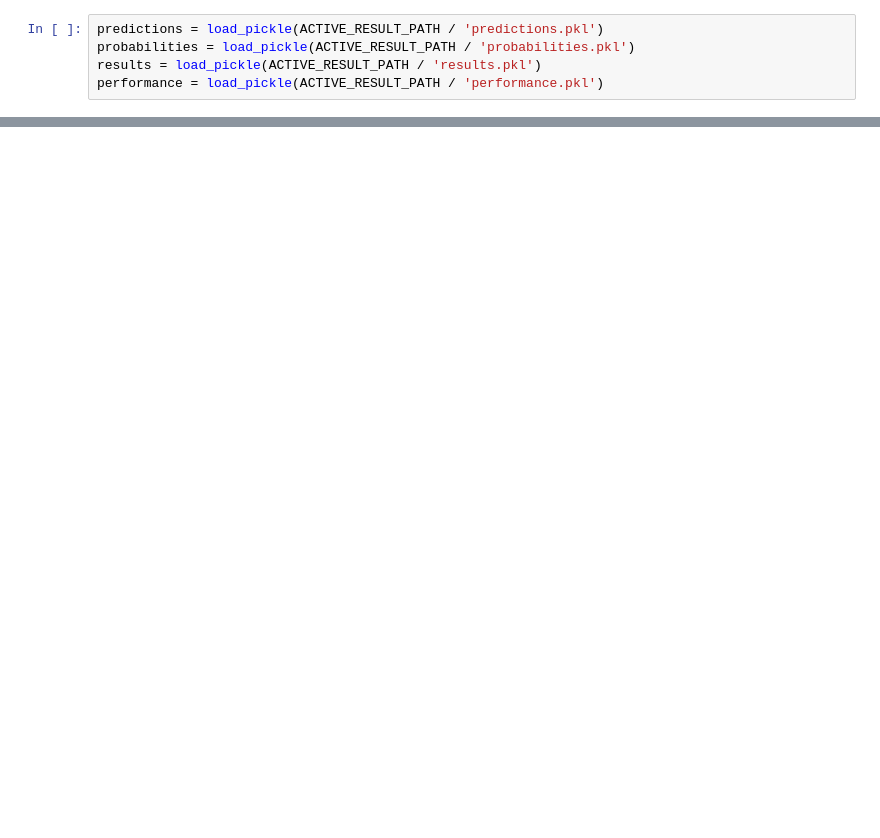
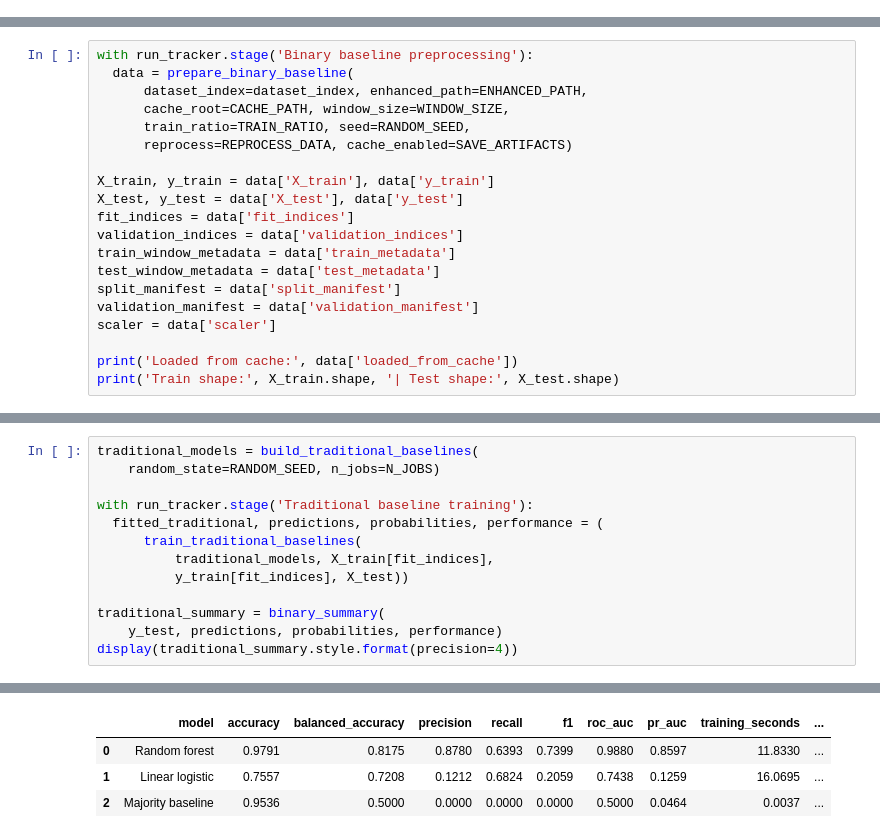
Before and after one commit to mojtabaSefidi/Fall-Detection-System, a Jupyter notebook: Main.ipynb, the cells around one changed output, grey strips where cells are left out. Saved outputs shown, nothing was run; the diff lists cells and outputs as text; blank space fills up the shorter version.

```diff
--- a/Main.ipynb
+++ b/Main.ipynb
@@ -301,5 +0,0 @@ save_pickle(performance, ACTIVE_RESULT_PATH / 'performance.pkl')
-# %%
-predictions = load_pickle(ACTIVE_RESULT_PATH / 'predictions.pkl')
-probabilities = load_pickle(ACTIVE_RESULT_PATH / 'probabilities.pkl')
-results = load_pickle(ACTIVE_RESULT_PATH / 'results.pkl')
-performance = load_pickle(ACTIVE_RESULT_PATH / 'performance.pkl')
@@ -493,0 +140,20 @@ focused_report
+# %%
+with run_tracker.stage('Binary baseline preprocessing'):
+  data = prepare_binary_baseline(
+      dataset_index=dataset_index, enhanced_path=ENHANCED_PATH,
+      cache_root=CACHE_PATH, window_size=WINDOW_SIZE,
+      train_ratio=TRAIN_RATIO, seed=RANDOM_SEED,
+      reprocess=REPROCESS_DATA, cache_enabled=SAVE_ARTIFACTS)
+
+X_train, y_train = data['X_train'], data['y_train']
+X_test, y_test = data['X_test'], data['y_test']
+fit_indices = data['fit_indices']
+validation_indices = data['validation_indices']
+train_window_metadata = data['train_metadata']
+test_window_metadata = data['test_metadata']
+split_manifest = data['split_manifest']
+validation_manifest = data['validation_manifest']
+scaler = data['scaler']
+
+print('Loaded from cache:', data['loaded_from_cache'])
+print('Train shape:', X_train.shape, '| Test shape:', X_test.shape)
@@ -493,0 +226,14 @@ focused_report
+# %%
+traditional_models = build_traditional_baselines(
+    random_state=RANDOM_SEED, n_jobs=N_JOBS)
+
+with run_tracker.stage('Traditional baseline training'):
+  fitted_traditional, predictions, probabilities, performance = (
+      train_traditional_baselines(
+          traditional_models, X_train[fit_indices],
+          y_train[fit_indices], X_test))
+
+traditional_summary = binary_summary(
+    y_test, predictions, probabilities, performance)
+display(traditional_summary.style.format(precision=4))
+# %% [output]
@@ -493,0 +242,4 @@ focused_report
+|  | model | accuracy | balanced_accuracy | precision | recall | f1 | roc_auc | pr_auc | training_seconds | ... |
+| 0 | Random forest | 0.9791 | 0.8175 | 0.8780 | 0.6393 | 0.7399 | 0.9880 | 0.8597 | 11.8330 | ... |
+| 1 | Linear logistic | 0.7557 | 0.7208 | 0.1212 | 0.6824 | 0.2059 | 0.7438 | 0.1259 | 16.0695 | ... |
+| 2 | Majority baseline | 0.9536 | 0.5000 | 0.0000 | 0.0000 | 0.0000 | 0.5000 | 0.0464 | 0.0037 | ... |
```
Also changed, not shown: parts of 63 cells of this notebook, 8 other files.
